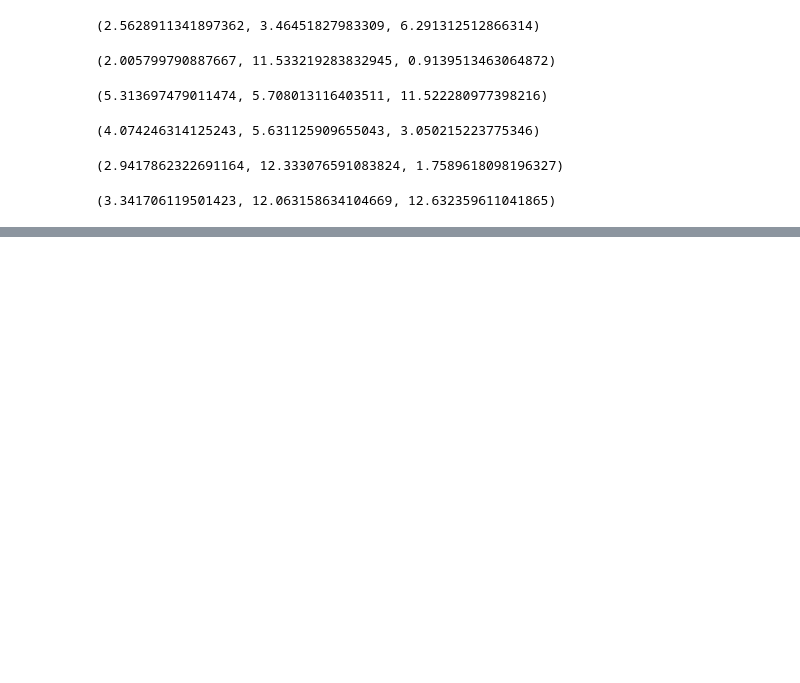
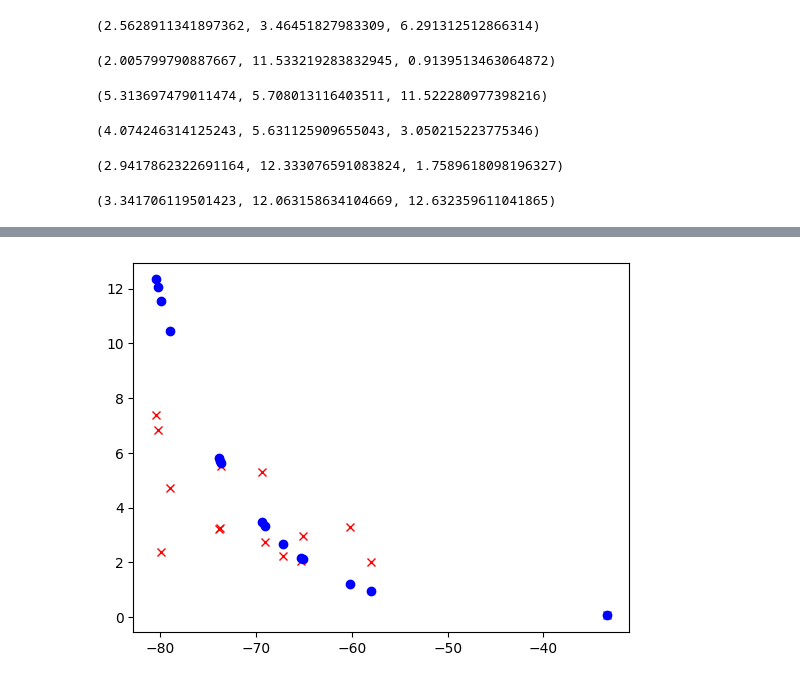
Before and after one commit to MinorOrg/MQTT-pi-subscriber, a Jupyter notebook: dataparse.ipynb, the cells around one changed output, grey strips where cells are left out. Saved outputs shown, nothing was run; the diff lists cells and outputs as text; code cells hidden in the pictures; blank space fills up the shorter version.

```diff
--- a/dataparse.ipynb
+++ b/dataparse.ipynb
@@ -152,0 +243,12 @@ getdistances("10.12x6.85x8.74")
+# %%
+# Actual vs calculated for ESP2
+
+RSSI2 = [dat[0] for dat in esp2_data]
+actual2 = [dat[2] for dat in esp2_data]
+calc2 = [dat[1] for dat in esp2_data]
+
+plt.plot(RSSI2, actual2, 'rx')
+plt.plot(RSSI2, calc2, 'bo')
+plt.show()
+# %% [output]
+[figure, added]
```
Also changed, not shown: parts of 16 cells of this notebook, 1 other file.
